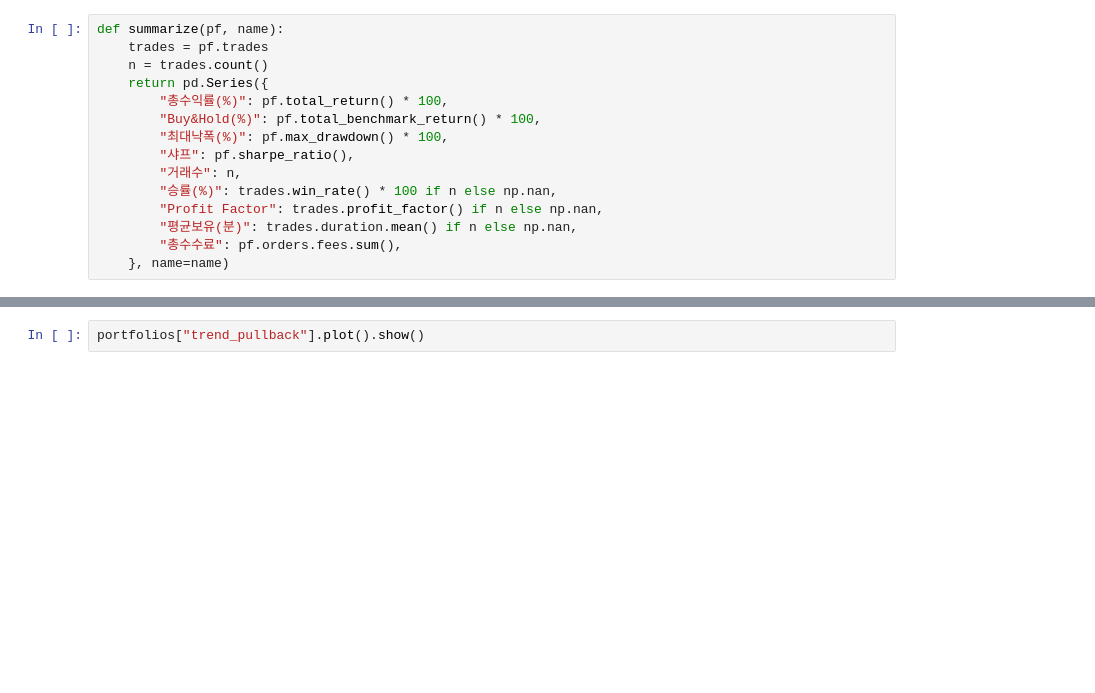
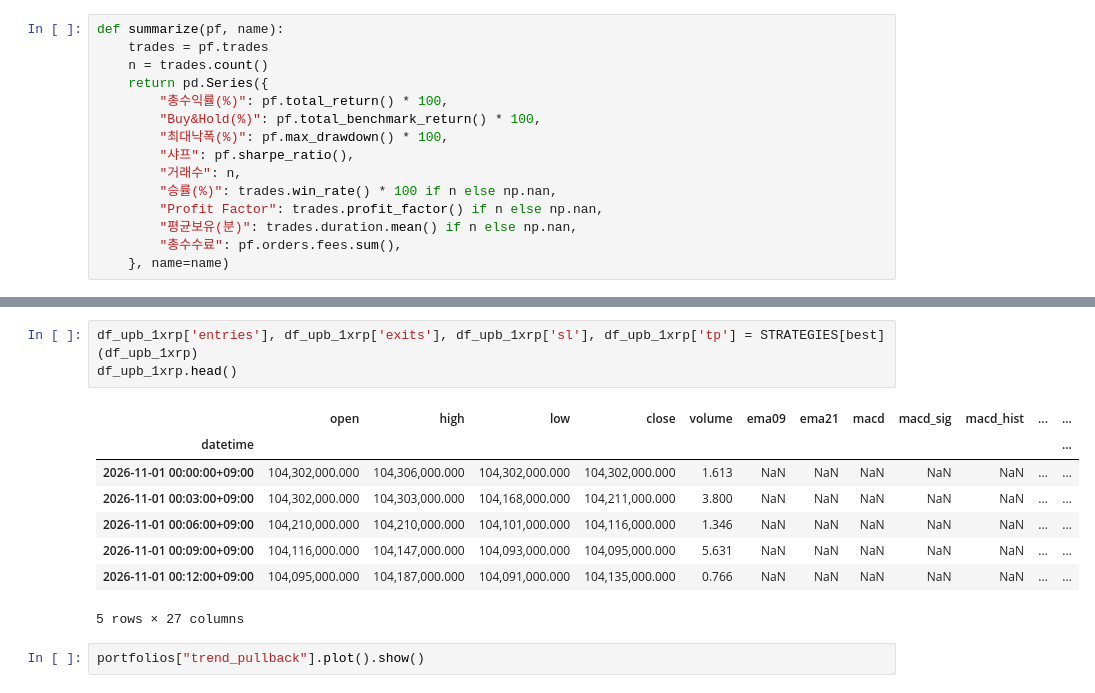
Before and after one commit to JasonBAAC/BackTest, a Jupyter notebook: j01Intro_claude_v2.ipynb, the cells around one changed output, grey strips where cells are left out. Drawn from its saved outputs; the diff is of its cells as text; blank space fills up the shorter version.

```diff
--- a/j01Intro_claude_v2.ipynb
+++ b/j01Intro_claude_v2.ipynb
@@ -276,6 +277,18 @@ Sortino Ratio                                   -15.655
 dtype: object
 
 차트 저장: backtest_trend_pullback.html
+# %%
+df_upb_1xrp['entries'], df_upb_1xrp['exits'], df_upb_1xrp['sl'], df_upb_1xrp['tp'] = STRATEGIES[best](df_upb_1xrp)
+df_upb_1xrp.head()
+# %% [output]
+|  | open | high | low | close | volume | ema09 | ema21 | macd | macd_sig | macd_hist | ... | ... |
+| datetime |  |  |  |  |  |  |  |  |  |  |  | ... |
+| 2026-11-01 00:00:00+09:00 | 104,302,000.000 | 104,306,000.000 | 104,302,000.000 | 104,302,000.000 | 1.613 | NaN | NaN | NaN | NaN | NaN | ... | ... |
+| 2026-11-01 00:03:00+09:00 | 104,302,000.000 | 104,303,000.000 | 104,168,000.000 | 104,211,000.000 | 3.800 | NaN | NaN | NaN | NaN | NaN | ... | ... |
+| 2026-11-01 00:06:00+09:00 | 104,210,000.000 | 104,210,000.000 | 104,101,000.000 | 104,116,000.000 | 1.346 | NaN | NaN | NaN | NaN | NaN | ... | ... |
+| 2026-11-01 00:09:00+09:00 | 104,116,000.000 | 104,147,000.000 | 104,093,000.000 | 104,095,000.000 | 5.631 | NaN | NaN | NaN | NaN | NaN | ... | ... |
+| 2026-11-01 00:12:00+09:00 | 104,095,000.000 | 104,187,000.000 | 104,091,000.000 | 104,135,000.000 | 0.766 | NaN | NaN | NaN | NaN | NaN | ... | ... |
+5 rows × 27 columns
 # %%
 portfolios["trend_pullback"].plot().show()
 # %%
```
Also changed, not shown: parts of 7 cells of this notebook.
